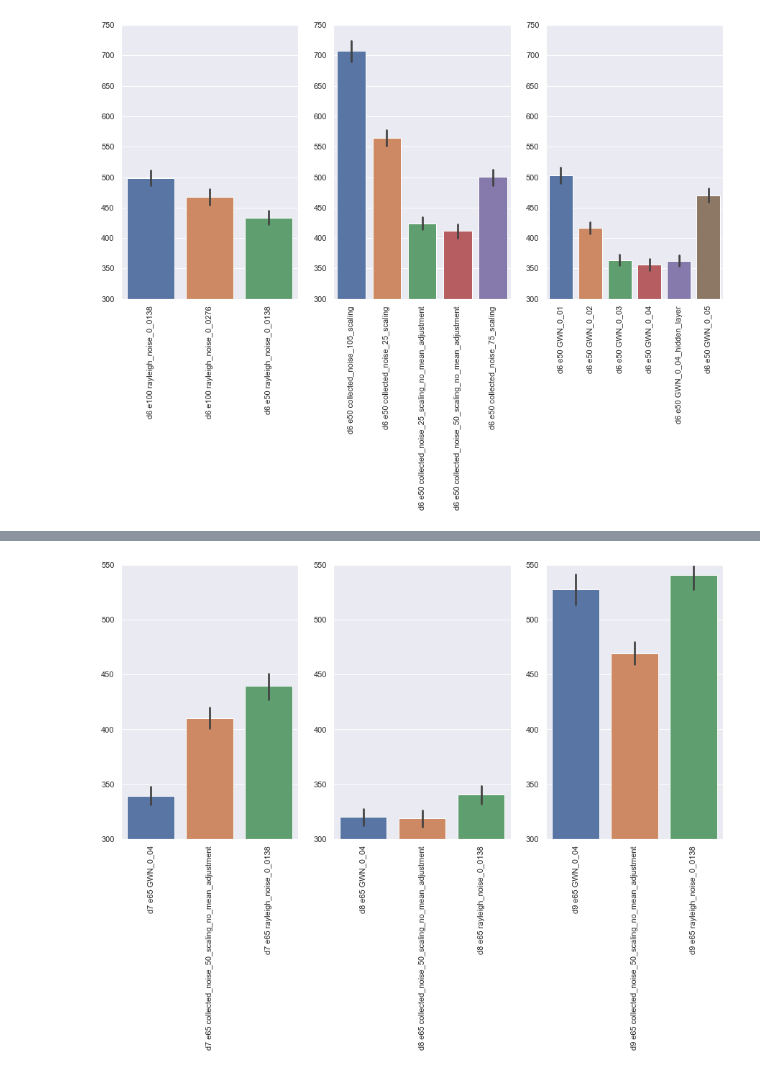
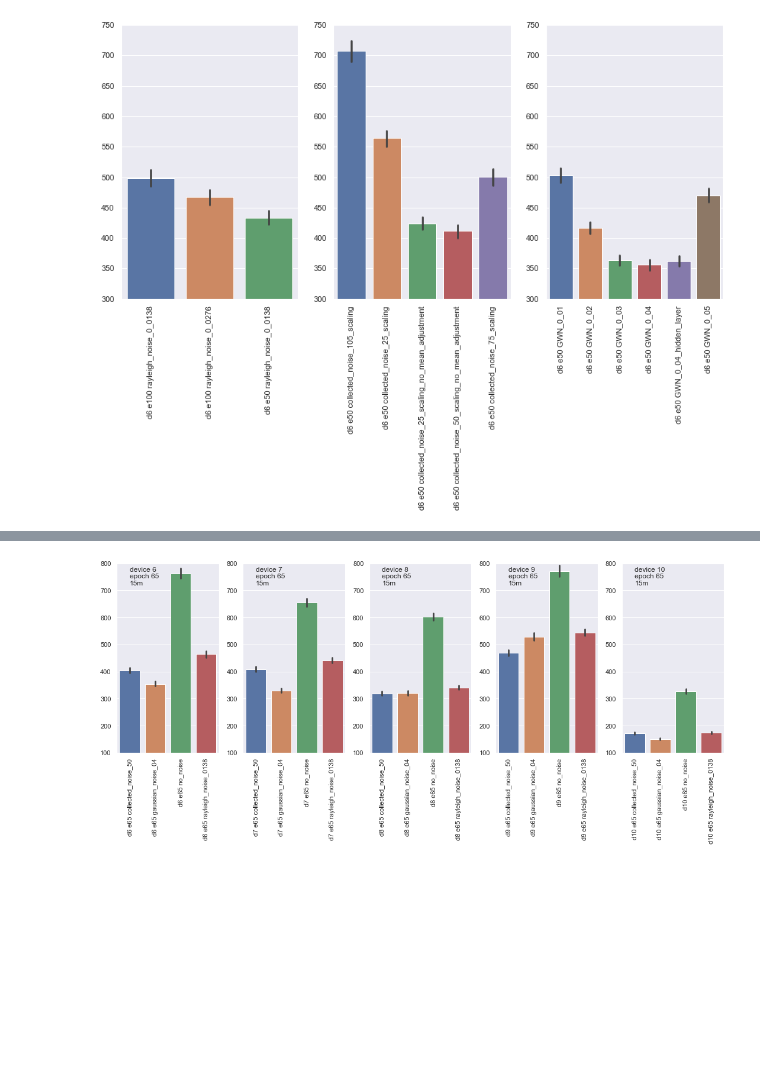
Before and after one commit to axelzedigh/MasterThesisResults, a Jupyter notebook: rank_tests/Rank_Tests.ipynb, the cells around one changed output, grey strips where cells are left out. Drawn from its saved outputs; the diff is of its cells as text; code cells hidden in the pictures; blank space fills up the shorter version.

```diff
--- a/rank_tests/Rank_Tests.ipynb
+++ b/rank_tests/Rank_Tests.ipynb
@@ -89,6 +90,6 @@ PATH = f"/Users/{USER}/Documents/MASTER-THESIS/datasets/master_thesis_git/"
 # %%
 FOLDER = "epoch_analysis_GWN_0_04_hidden_layer/"
-FULL_PATH = PATH + "rank_tests/" + FOLDER
+FULL_PATH = os.path.join(PATH,"rank_tests/",FOLDER)
 i = 30
 df = pd.DataFrame()
 FILES = os.listdir(FULL_PATH)
@@ -122,8 +113,7 @@ ax = sns.barplot(
 ## Raigleigh 0.0138 - Epochs
 # %%
 FOLDER = "epoch_analysis_rayleigh_noise_0138/"
-
-FULL_PATH = PATH + "rank_tests/" + FOLDER
+FULL_PATH = os.path.join(PATH,"rank_tests/",FOLDER)
 i = 40
 df = pd.DataFrame()
 FILES = os.listdir(FULL_PATH)
@@ -158,8 +148,7 @@ ax = sns.barplot(
 ## Collected noise x50 - Epoch
 # %%
 FOLDER = "epoch_analysis_collected_50/"
-
-FULL_PATH = PATH + "rank_tests/" + FOLDER
+FULL_PATH = os.path.join(PATH,"rank_tests/",FOLDER)
 i = 50
 df = pd.DataFrame()
 FILES = os.listdir(FULL_PATH)
@@ -212,6 +203,6 @@ plt.show()
 # %%
-FOLDER = "analysis_devices/"
-FULL_PATH = PATH + "rank_tests/" + FOLDER
+FOLDER = "analysis_devices_vs_additive_models/"
+FULL_PATH = os.path.join(PATH,"rank_tests",FOLDER)
 i = 30
 device_data = pd.DataFrame()
 FILES = os.listdir(FULL_PATH)
@@ -229,10 +220,10 @@ for FILE in FILES:
     epoch_end = re.search("-keybyte", FILE).start()
     EPOCH = FILE[epoch_start:epoch_end]
 
-    #print(FILE)
     FILE_NAME = f"d{DEVICE} e{EPOCH} {MODEL}"
-    device_data[FILE_NAME] = np.load(FULL_PATH + FILE, allow_pickle=True)
+    data = np.load(FULL_PATH + FILE, allow_pickle=True)
+    device_data[FILE_NAME] = data[:92]
     i+=5
-
+device_data = device_data[sorted(device_data.columns)]
 device_data.describe()
 # %% [output]
@@ -248,19 +239,36 @@ device_data.describe()
 # %%
-ylim_bottom = 300
-ylim_top = 550
+ylim_bottom = 100
+ylim_top = 800
 sns.set(rc={"figure.figsize":(15, 7)})
-plt.subplot('131')
-ax = sns.barplot(data=device_data.loc[:, device_data.columns.str.contains('d7')])
+sns.set_style("darkgrid")
+plt.subplot(1,5,1)
+ax = sns.barplot(data=device_data.loc[:, device_data.columns.str.contains('d6')])
+ax.text(0,720,"device 6\nepoch 65\n15m")
 plt.ylim(ylim_bottom,ylim_top)
 plt.xticks(rotation=90)
-plt.subplot('132')
-ax = sns.barplot(data=device_data.loc[:, device_data.columns.str.contains('d8')])
+#plt.legend(loc="upper left")
+plt.subplot(1,5,2)
+ax = sns.barplot(data=device_data.loc[:, device_data.columns.str.contains('d7')])
+ax.text(0,720,"device 7\nepoch 65\n15m")
 plt.ylim(ylim_bottom,ylim_top)
 plt.xticks(rotation=90)
-plt.subplot('133')
-ax = sns.barplot(data=device_data.loc[:, device_data.columns.str.contains('d9')])
+plt.subplot(1,5,3)
+ax = sns.barplot(data=device_data.loc[:, device_data.columns.str.contains('d8')])
+ax.text(0,720,"device 8\nepoch 65\n15m")
 plt.ylim(ylim_bottom,ylim_top)
 plt.xticks(rotation=90)
+plt.subplot(1,5,4)
+ax = sns.barplot(data=device_data.loc[:, device_data.columns.str.contains('d9')])
+ax.text(0,720,"device 9\nepoch 65\n15m")
+plt.ylim(ylim_bottom,ylim_top)
+plt.xticks(rotation=90)
+plt.subplot(1,5,5)
+ax = sns.barplot(data=device_data.loc[:, device_data.columns.str.contains('d10')])
+ax.text(0,720,"device 10\nepoch 65\n15m")
+plt.ylim(ylim_bottom,ylim_top)
+plt.xticks(rotation=90)
+plt.tight_layout()
+plt.savefig("device_15m_comparison.png")
 plt.show()
 # %% [output]
-[figure, old version]
+[figure, new version]
```
Also changed, not shown: parts of 14 cells of this notebook, 32 other files.
